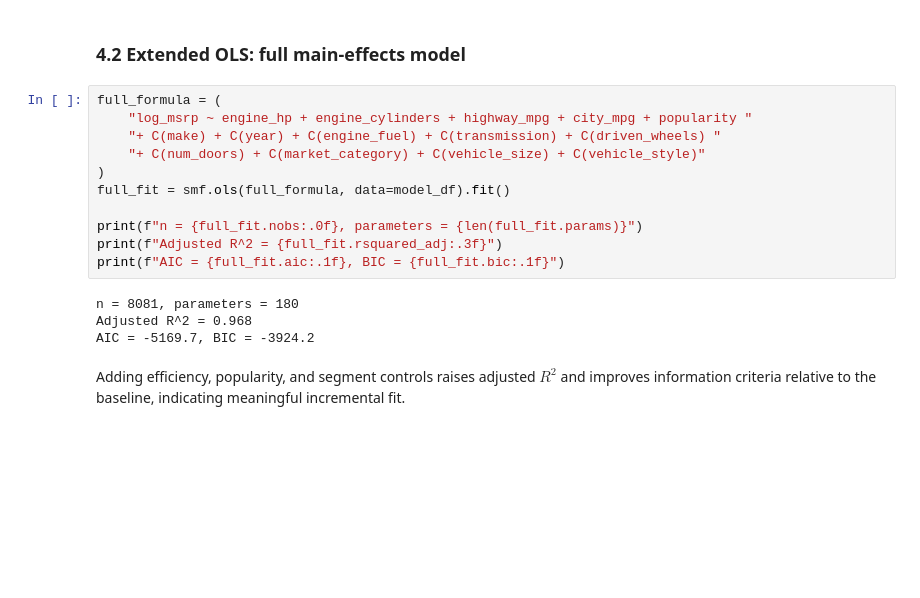
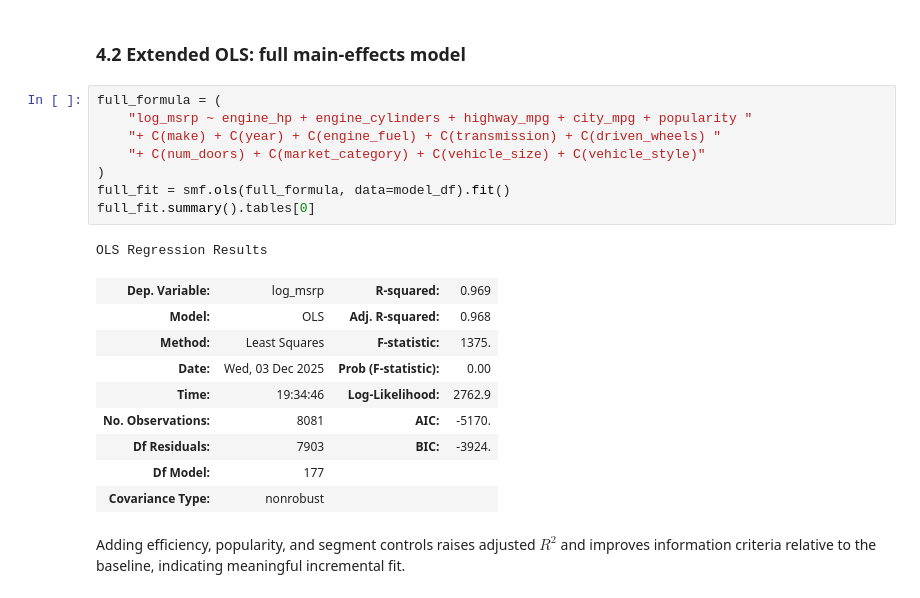
Before and after one commit to zih428/Stat139-final-homework, a Jupyter notebook: stat139_final_hw_milestone5.ipynb, the cells around one changed output. Saved outputs shown, nothing was run; the diff lists cells and outputs as text; blank space fills up the shorter version.

```diff
--- a/stat139_final_hw_milestone5.ipynb
+++ b/stat139_final_hw_milestone5.ipynb
@@ -359,18 +366,22 @@ Luxury brands command >100% price premiums relative to the baseline brand, while
 # %%
 full_formula = (
     "log_msrp ~ engine_hp + engine_cylinders + highway_mpg + city_mpg + popularity "
     "+ C(make) + C(year) + C(engine_fuel) + C(transmission) + C(driven_wheels) "
     "+ C(num_doors) + C(market_category) + C(vehicle_size) + C(vehicle_style)"
 )
 full_fit = smf.ols(full_formula, data=model_df).fit()
-
-print(f"n = {full_fit.nobs:.0f}, parameters = {len(full_fit.params)}")
-print(f"Adjusted R^2 = {full_fit.rsquared_adj:.3f}")
-print(f"AIC = {full_fit.aic:.1f}, BIC = {full_fit.bic:.1f}")
+full_fit.summary().tables[0]
 # %% [output]
-n = 8081, parameters = 180
-Adjusted R^2 = 0.968
-AIC = -5169.7, BIC = -3924.2
+OLS Regression Results
+| Dep. Variable: | log_msrp | R-squared: | 0.969 |
+| Model: | OLS | Adj. R-squared: | 0.968 |
+| Method: | Least Squares | F-statistic: | 1375. |
+| Date: | Wed, 03 Dec 2025 | Prob (F-statistic): | 0.00 |
+| Time: | 19:34:46 | Log-Likelihood: | 2762.9 |
+| No. Observations: | 8081 | AIC: | -5170. |
+| Df Residuals: | 7903 | BIC: | -3924. |
+| Df Model: | 177 |  |  |
+| Covariance Type: | nonrobust |  |  |
 # %% [markdown]
 
 Adding efficiency, popularity, and segment controls raises adjusted $R^2$ and improves information criteria relative to the baseline, indicating meaningful incremental fit.
```
Also changed, not shown: parts of 1 cell of this notebook.
